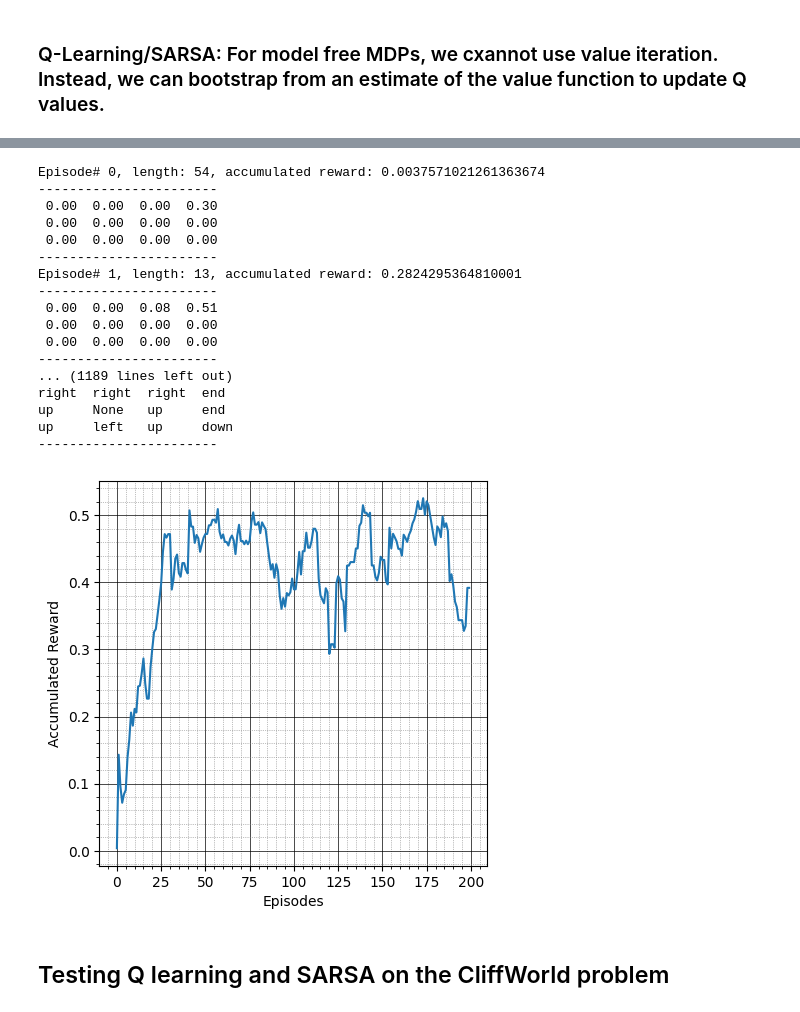
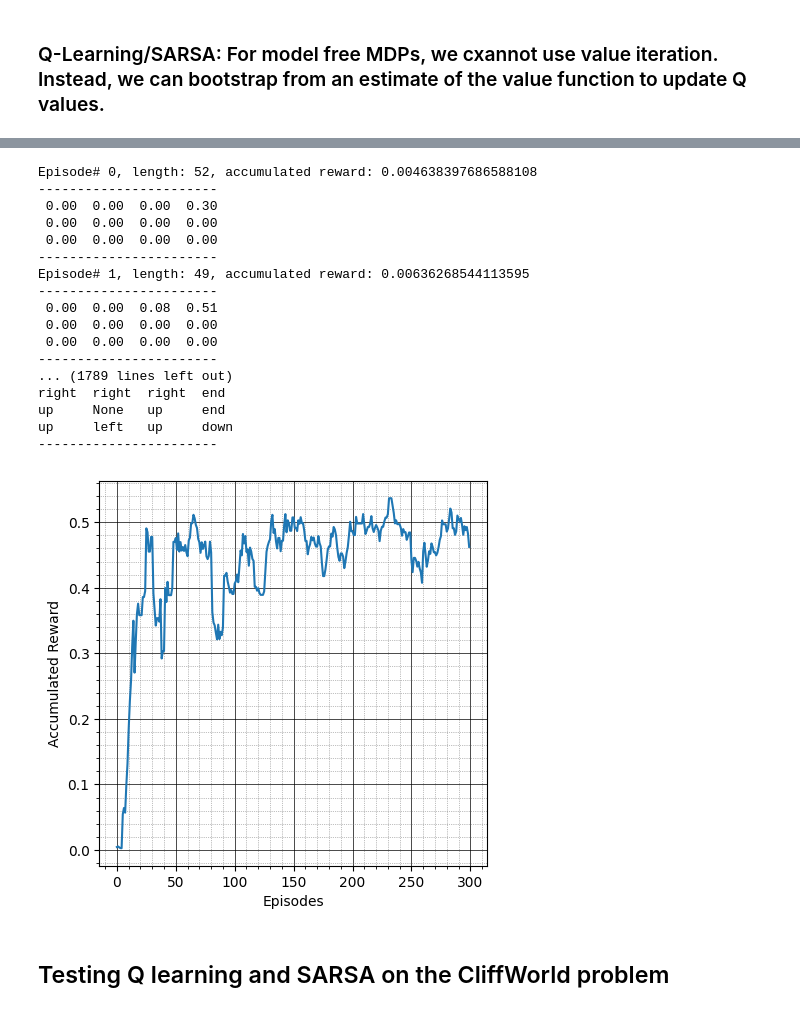
Before and after one commit to tsultan16/Reinforcement_Learning, a Jupyter notebook: grid_world.ipynb, the cells around one changed output, grey strips where cells are left out. Saved outputs shown, nothing was run; the diff lists cells and outputs as text; code cells hidden in the pictures.

```diff
--- a/grid_world.ipynb
+++ b/grid_world.ipynb
@@ -8,4 +8,5 @@ import matplotlib.pyplot as plt
 # instantiate grid world mdp object
 gw = mdp.GridWorld(discount_factor=0.9)
 
-mdp.value_iteration(gw, num_iters=50, theta=0)
+# instantaiate Q table
+Q = mdp.QTable(gw)
@@ -30,6 +13,9 @@ Iteration# 1
 # %%
+# run value iteration
+mdp.value_iteration(gw, Q, num_iters=100)
+
 # policy extraction
-pi = gw.extract_policy()
+pi = Q.extract_policy(gw)
 
 print("-----------------------")
 for y in range(gw.height-1, -1, -1):
@@ -74,14 +72,19 @@ def plot_rewards(rewards, smoothing=True, window_size=10):
 # instantiate grid world mdp object
 gw2 = mdp.GridWorld(discount_factor=0.9)
 
+
+# instantaiate Q table
+Q2 = mdp.QTable(gw2)
+
 # instantiate Q learner
-QL = mdp.QLearner(gw2, alpha=0.3)
+QL = mdp.QLearner(gw2, Q2, alpha=0.3)
+
 
 # training
-episode_rewards = QL.train(episodes=200)
+episode_rewards = QL.train(episodes=300)
 
 # policy extraction
-pi = gw2.extract_policy()
+pi = Q2.extract_policy(gw2)
 
 print("-----------------------")
 for y in range(gw2.height-1, -1, -1):
@@ -117,45 +120,48 @@ up     left   up     down
 # instantiate grid world mdp object
 gw3 = mdp.GridWorld(discount_factor=0.9)
 
+# instantaiate Q table
+Q3 = mdp.QTable(gw2)
+
 # instantiate Q learner
-QL2 = mdp.QLearner(gw3, alpha=0.3)
+QL2 = mdp.QLearner(gw3, Q3, alpha=0.3)
 
 # training
-episode_rewards = QL2.train(episodes=200, SARSA=True)
+episode_rewards = QL2.train(episodes=300, SARSA=True)
 
 # policy extraction
-pi = gw3.extract_policy()
+pi = Q3.extract_policy(gw3)
 
 print("-----------------------")
 for y in range(gw3.height-1, -1, -1):
     for x in range(gw3.width):
         if (x,y) in pi:
             print(f"{pi[(x,y)]:<6}", end=' ')
         else:
             print(f"{'None':<6}", end=' ')
     print("")
 print("-----------------------")
 
 plot_rewards(episode_rewards)
 # %% [output]
-Episode# 0, length: 54, accumulated reward: 0.0037571021261363674
+Episode# 0, length: 52, accumulated reward: 0.004638397686588108
 -----------------------
  0.00  0.00  0.00  0.30
  0.00  0.00  0.00  0.00
  0.00  0.00  0.00  0.00
 -----------------------
-Episode# 1, length: 13, accumulated reward: 0.2824295364810001
+Episode# 1, length: 49, accumulated reward: 0.00636268544113595
 -----------------------
  0.00  0.00  0.08  0.51
  0.00  0.00  0.00  0.00
  0.00  0.00  0.00  0.00
 -----------------------
-... (1189 lines left out)
+... (1789 lines left out)
 right  right  right  end
 up     None   up     end
 up     left   up     down
 -----------------------
-[figure, old version]
+[figure, new version]
 # %% [markdown]
 ## Testing Q learning and SARSA on the CliffWorld problem
 # %% [markdown]
```
Also changed, not shown: parts of 7 cells of this notebook, 2 other files.
